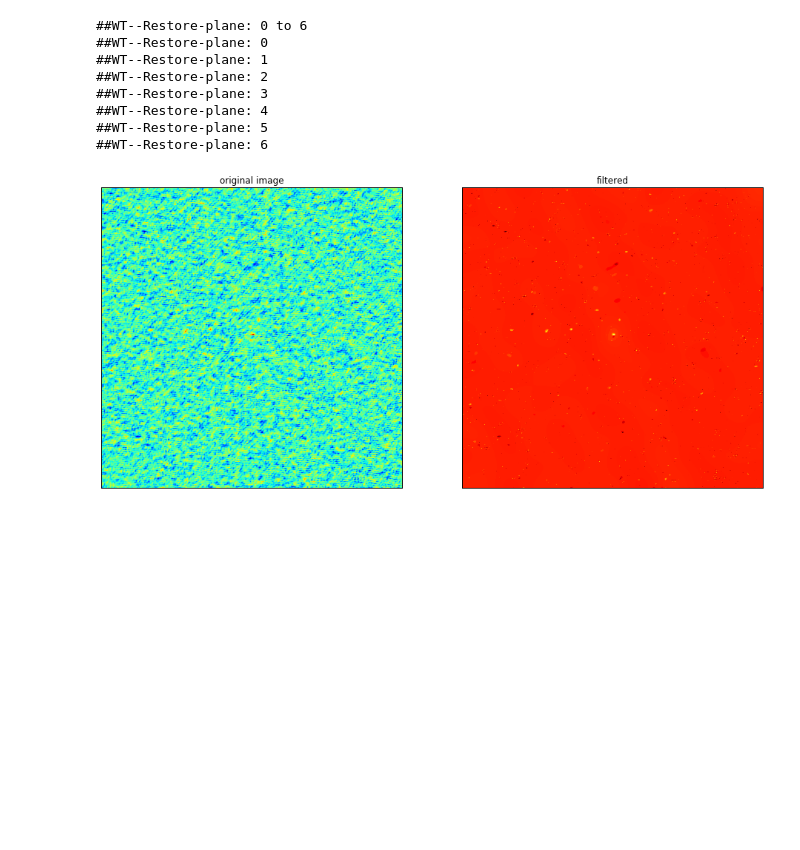
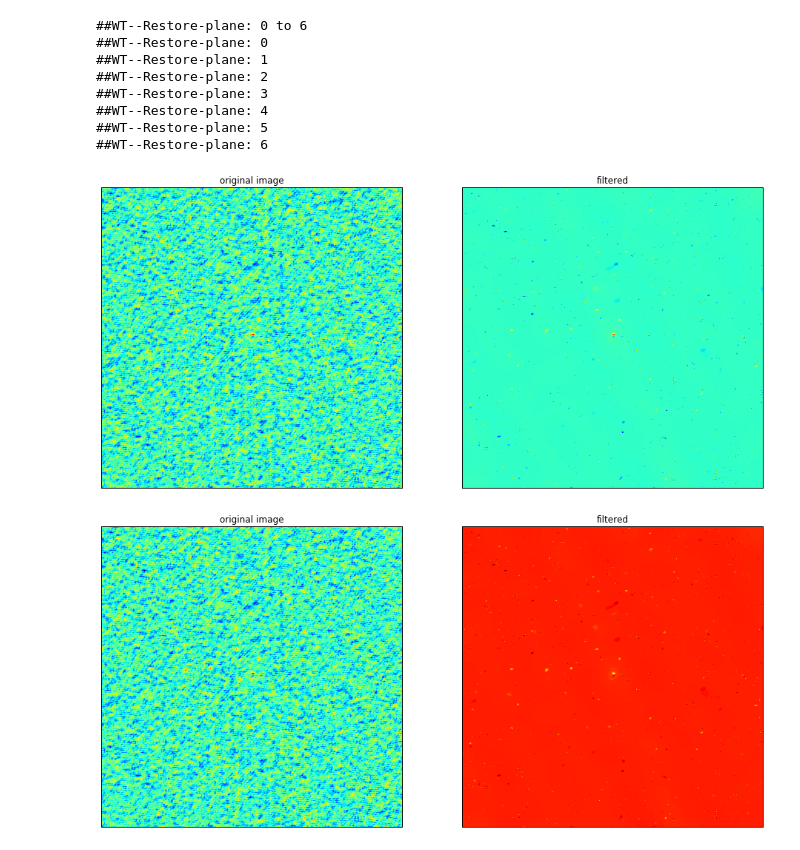
Before and after one commit to ridlo/radio_notebooks, a Jupyter notebook: band7.ipynb, the cells around one changed output. Cells and saved outputs as stored; diff of their text form; code cells hidden in the pictures; blank space fills up the shorter version.

```diff
--- a/band7.ipynb
+++ b/band7.ipynb
@@ -125,6 +125,22 @@ filtered = wt.restore(filteredplane, 0, 6)
 ##WT--Restore-plane: 4
 ##WT--Restore-plane: 5
 ##WT--Restore-plane: 6
+# %%
+plt.figure(figsize=(16,12))
+
+plt.subplot(121)
+plt.imshow(img)
+plt.title("original image")
+plt.xticks([]), plt.yticks([])
+
+plt.subplot(122)
+plt.imshow(filtered) ##
+plt.title("filtered")
+plt.xticks([]), plt.yticks([])
+
+plt.show()
+# %% [output]
+[figure, added]
 # %%
 plt.figure(figsize=(16,12))
 
```
